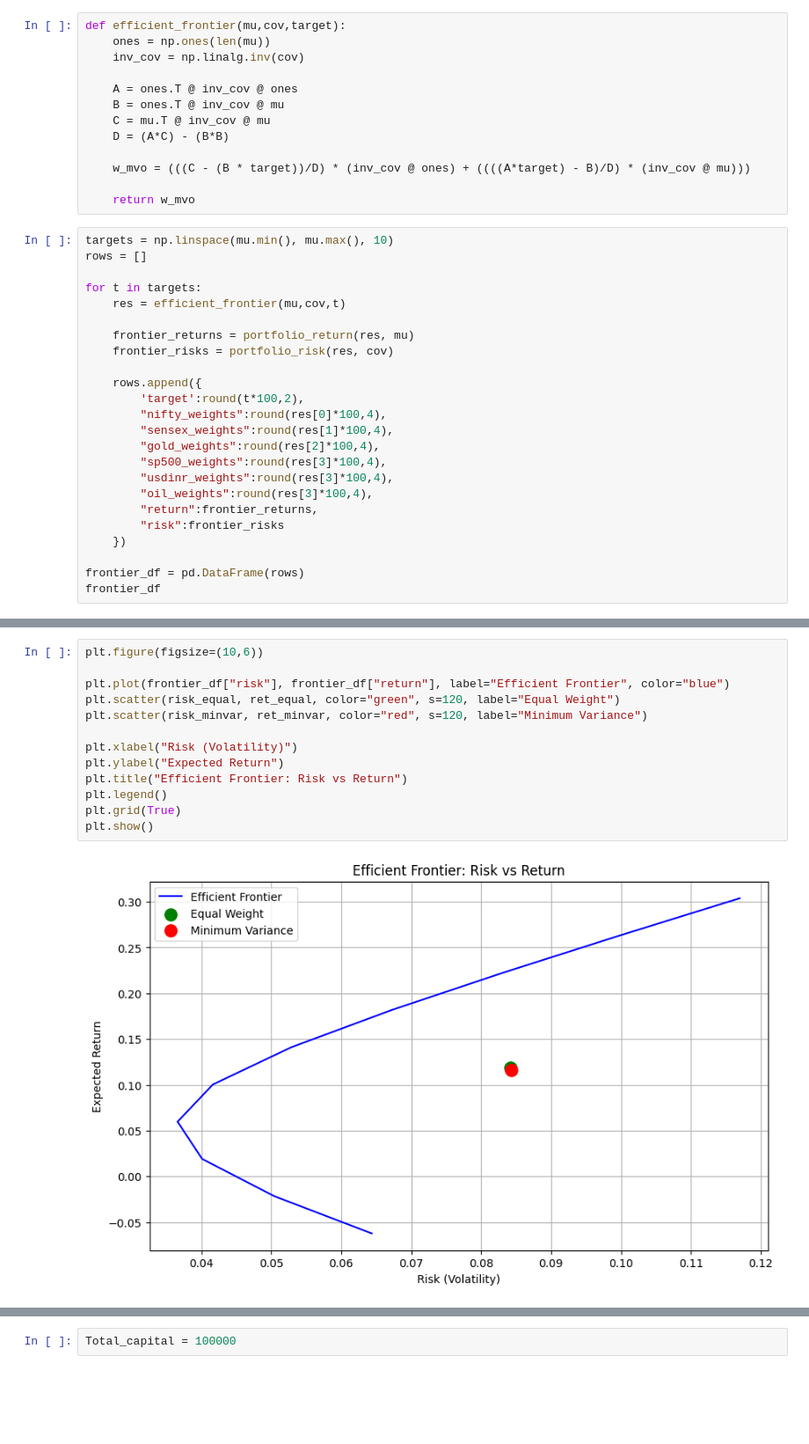
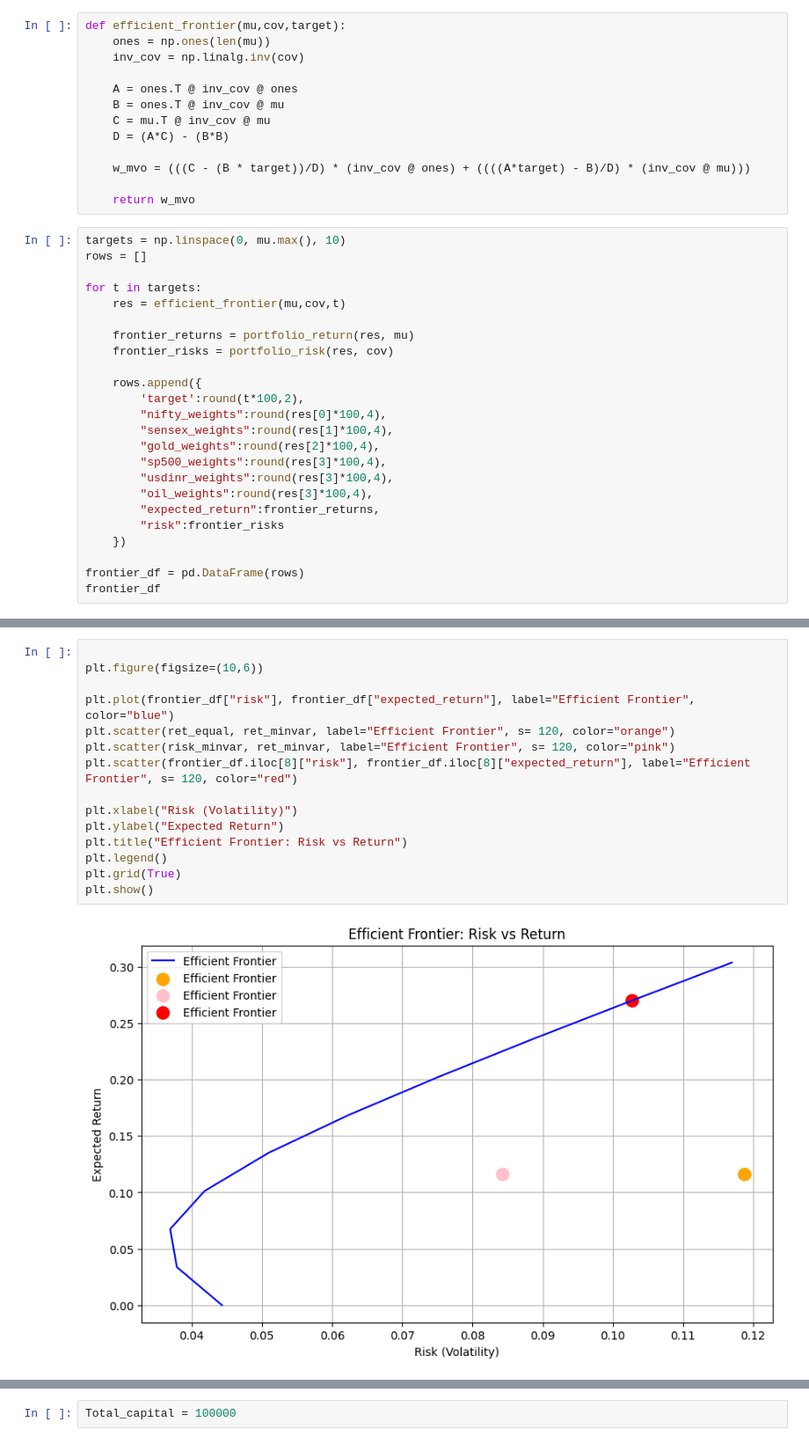
Before and after one commit to eshannaik/Portfolio-Management, a Jupyter notebook: Portfolio Management.ipynb, the cells around one changed output, grey strips where cells are left out. Shown at 88% size. Drawn from its saved outputs; the diff is of its cells as text; blank space fills up the shorter version.

```diff
--- a/Portfolio Management.ipynb
+++ b/Portfolio Management.ipynb
@@ -482,7 +431,7 @@ def efficient_frontier(mu,cov,target):
 
     return w_mvo
 # %%
-targets = np.linspace(mu.min(), mu.max(), 10)
+targets = np.linspace(0, mu.max(), 10)
 rows = []
 
 for t in targets:
@@ -499,7 +448,7 @@ for t in targets:
         "sp500_weights":round(res[3]*100,4),
         "usdinr_weights":round(res[3]*100,4),
         "oil_weights":round(res[3]*100,4),
-        "return":frontier_returns,
+        "expected_return":frontier_returns,
         "risk":frontier_risks
     })
 
@@ -522,15 +469,17 @@ frontier_df
 # %%
+
 plt.figure(figsize=(10,6))
 
-plt.plot(frontier_df["risk"], frontier_df["return"], label="Efficient Frontier", color="blue")
-plt.scatter(risk_equal, ret_equal, color="green", s=120, label="Equal Weight")
-plt.scatter(risk_minvar, ret_minvar, color="red", s=120, label="Minimum Variance")
+plt.plot(frontier_df["risk"], frontier_df["expected_return"], label="Efficient Frontier", color="blue")
+plt.scatter(ret_equal, ret_minvar, label="Efficient Frontier", s= 120, color="orange")
+plt.scatter(risk_minvar, ret_minvar, label="Efficient Frontier", s= 120, color="pink")
+plt.scatter(frontier_df.iloc[8]["risk"], frontier_df.iloc[8]["expected_return"], label="Efficient Frontier", s= 120, color="red")
 
 plt.xlabel("Risk (Volatility)")
 plt.ylabel("Expected Return")
 plt.title("Efficient Frontier: Risk vs Return")
 plt.legend()
 plt.grid(True)
 plt.show()
 # %% [output]
-[figure, old version]
+[figure, new version]
```
Also changed, not shown: parts of 42 cells of this notebook.
